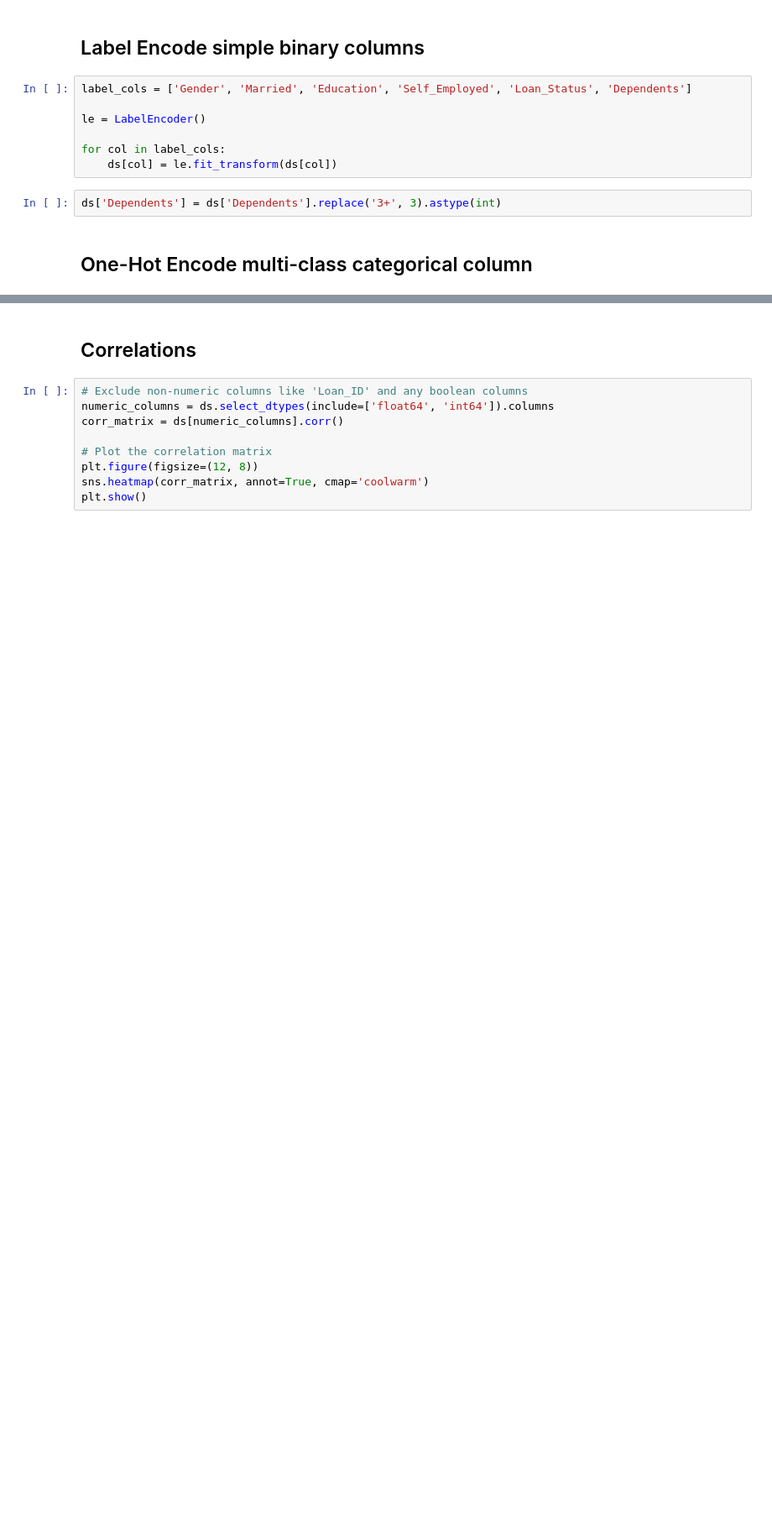
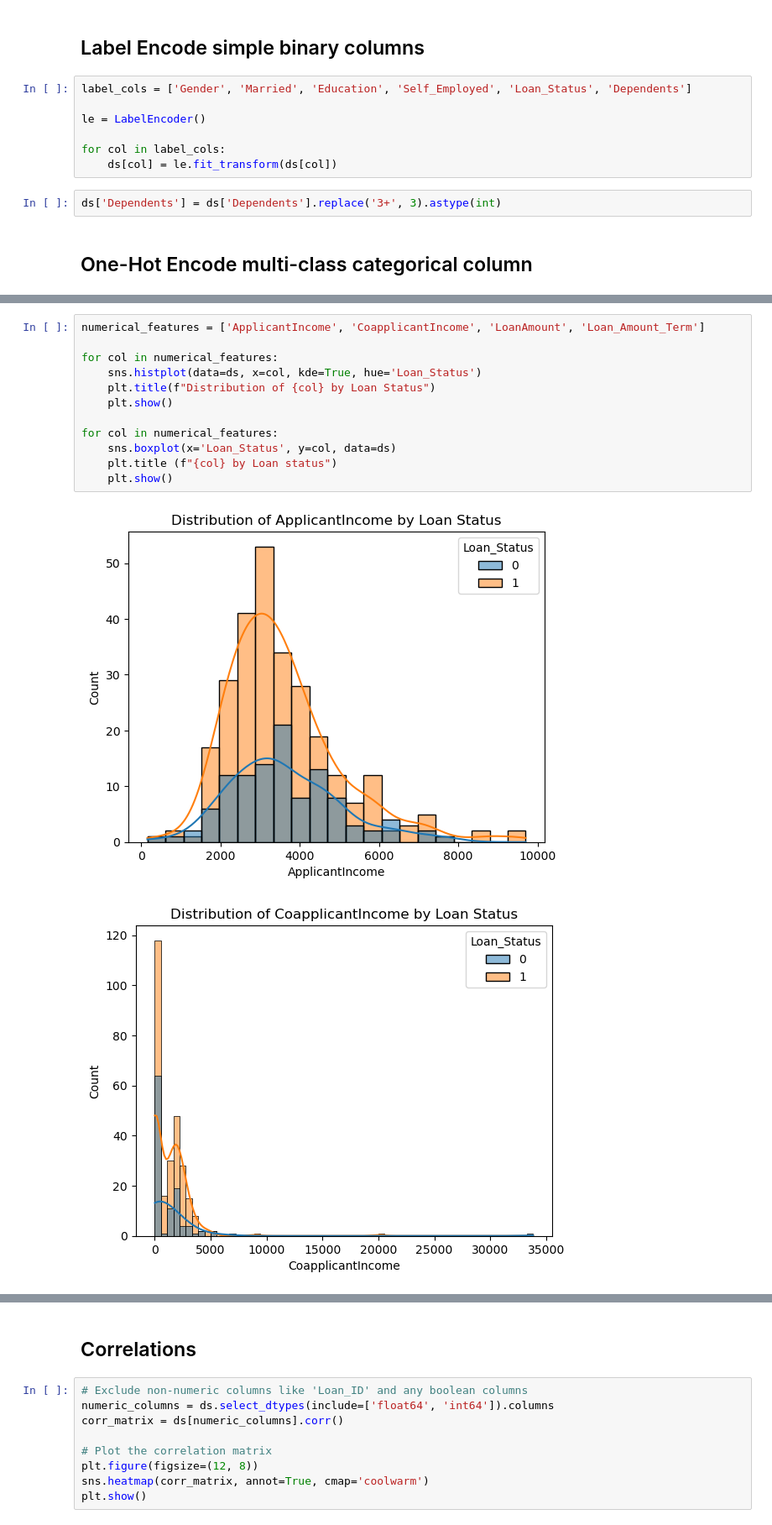
Before and after one commit to Shreevarthini/Loan-prediction, a Jupyter notebook: notebooks/data_exploration.ipynb, the cells around one changed output, grey strips where cells are left out. Shown at 84% size. Cells and saved outputs as stored; diff of their text form; blank space fills up the shorter version.

```diff
--- a/notebooks/data_exploration.ipynb
+++ b/notebooks/data_exploration.ipynb
@@ -190,0 +214,15 @@ dtype: int64
+# %%
+numerical_features = ['ApplicantIncome', 'CoapplicantIncome', 'LoanAmount', 'Loan_Amount_Term']
+
+for col in numerical_features:
+    sns.histplot(data=ds, x=col, kde=True, hue='Loan_Status')
+    plt.title(f"Distribution of {col} by Loan Status")
+    plt.show()
+
+for col in numerical_features:
+    sns.boxplot(x='Loan_Status', y=col, data=ds)
+    plt.title (f"{col} by Loan status")
+    plt.show()
+# %% [output]
+[figure, added]
+[figure, added]
```
Also changed, not shown: parts of 31 cells of this notebook, 3 other files.
